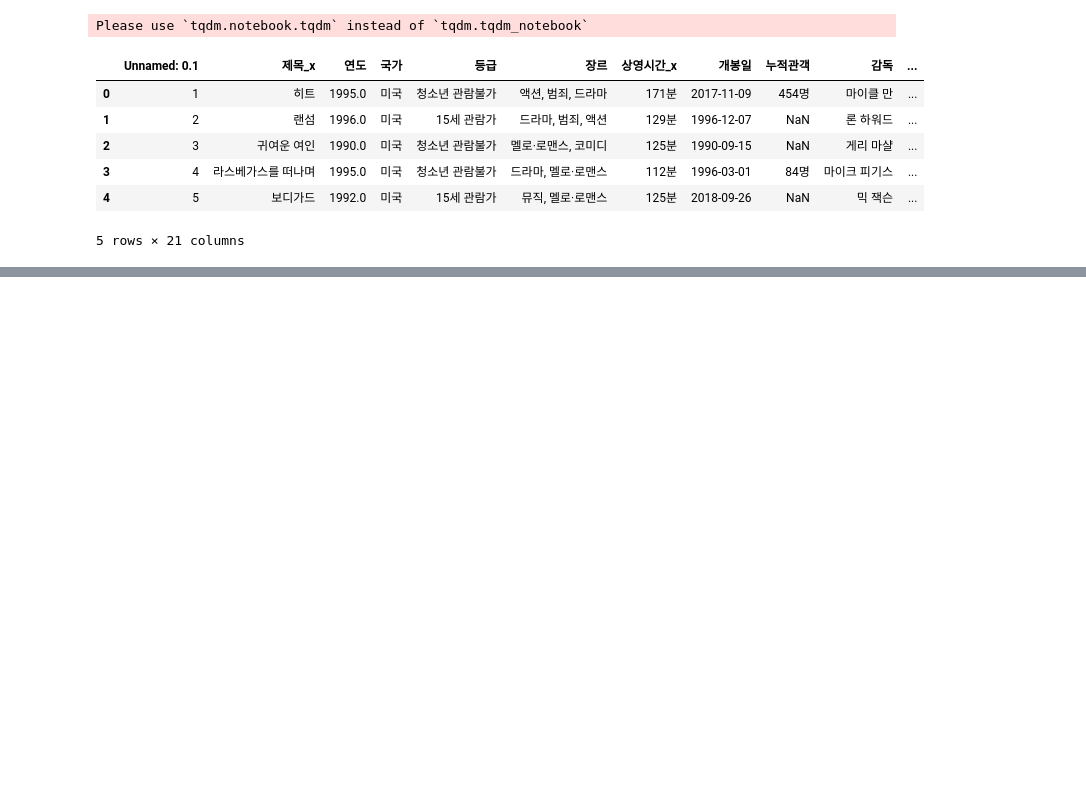
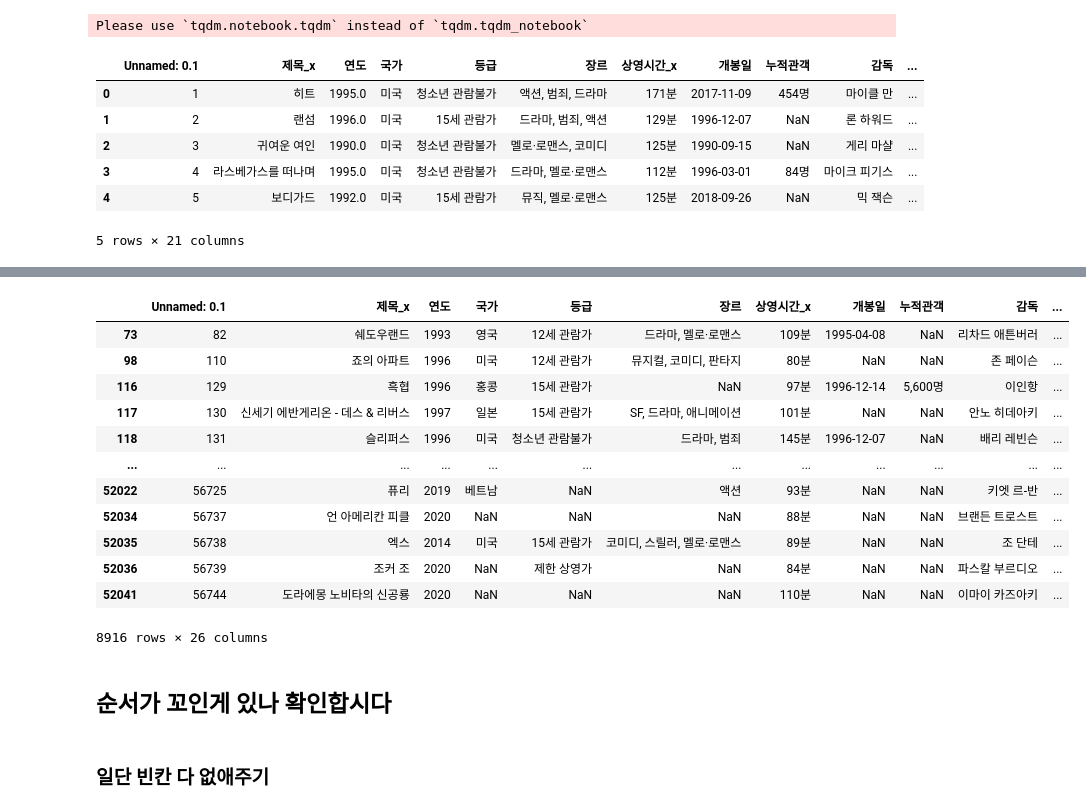
Before and after one commit to dhxoghks95/dsone13, a Jupyter notebook: code/crawling/왓챠빈칸메꾸기.ipynb, the cells around one changed output, grey strips where cells are left out. Saved outputs shown, nothing was run; the diff lists cells and outputs as text; code cells hidden in the pictures; blank space fills up the shorter version.

```diff
--- a/code/crawling/왓챠빈칸메꾸기.ipynb
+++ b/code/crawling/왓챠빈칸메꾸기.ipynb
@@ -71,0 +222,16 @@ HM.to_csv('tohowmany.csv', index=False)
+# %%
+problem[problem.제목_y_합 != '']
+# %% [output]
+|  | Unnamed: 0.1 | 제목_x | 연도 | 국가 | 등급 | 장르 | 상영시간_x | 개봉일 | 누적관객 | 감독 | ... |
+| 73 | 82 | 쉐도우랜드 | 1993 | 영국 | 12세 관람가 | 드라마, 멜로·로맨스 | 109분 | 1995-04-08 | NaN | 리차드 애튼버러 | ... |
+| 98 | 110 | 죠의 아파트 | 1996 | 미국 | 12세 관람가 | 뮤지컬, 코미디, 판타지 | 80분 | NaN | NaN | 존 페이슨 | ... |
+| 116 | 129 | 흑협 | 1996 | 홍콩 | 15세 관람가 | NaN | 97분 | 1996-12-14 | 5,600명 | 이인항 | ... |
+| 117 | 130 | 신세기 에반게리온 - 데스 & 리버스 | 1997 | 일본 | 15세 관람가 | SF, 드라마, 애니메이션 | 101분 | NaN | NaN | 안노 히데아키 | ... |
+| 118 | 131 | 슬리퍼스 | 1996 | 미국 | 청소년 관람불가 | 드라마, 범죄 | 145분 | 1996-12-07 | NaN | 배리 레빈슨 | ... |
+| ... | ... | ... | ... | ... | ... | ... | ... | ... | ... | ... | ... |
+| 52022 | 56725 | 퓨리 | 2019 | 베트남 | NaN | 액션 | 93분 | NaN | NaN | 키엣 르-반 | ... |
+| 52034 | 56737 | 언 아메리칸 피클 | 2020 | NaN | NaN | NaN | 88분 | NaN | NaN | 브랜든 트로스트 | ... |
+| 52035 | 56738 | 엑스 | 2014 | 미국 | 15세 관람가 | 코미디, 스릴러, 멜로·로맨스 | 89분 | NaN | NaN | 조 단테 | ... |
+| 52036 | 56739 | 조커 조 | 2020 | NaN | 제한 상영가 | NaN | 84분 | NaN | NaN | 파스칼 부르디오 | ... |
+| 52041 | 56744 | 도라에몽 노비타의 신공룡 | 2020 | NaN | NaN | NaN | 110분 | NaN | NaN | 이마이 카즈아키 | ... |
+8916 rows × 26 columns
@@ -71,0 +241,4 @@ HM.to_csv('tohowmany.csv', index=False)
+# %% [markdown]
+## 순서가 꼬인게 있나 확인합시다
+# %% [markdown]
+### 일단 빈칸 다 없애주기
```
Also changed, not shown: parts of 44 cells of this notebook, 2 other files.
